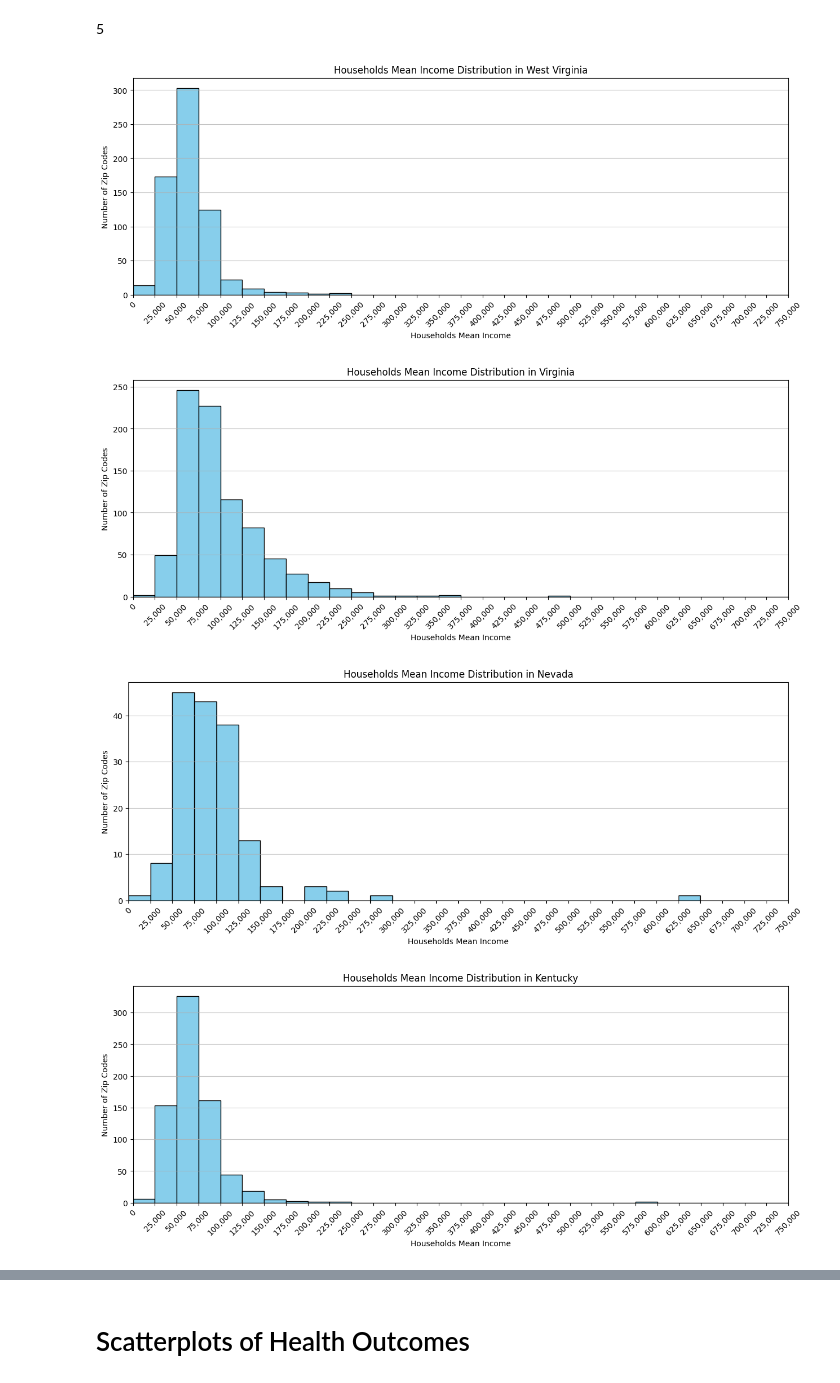
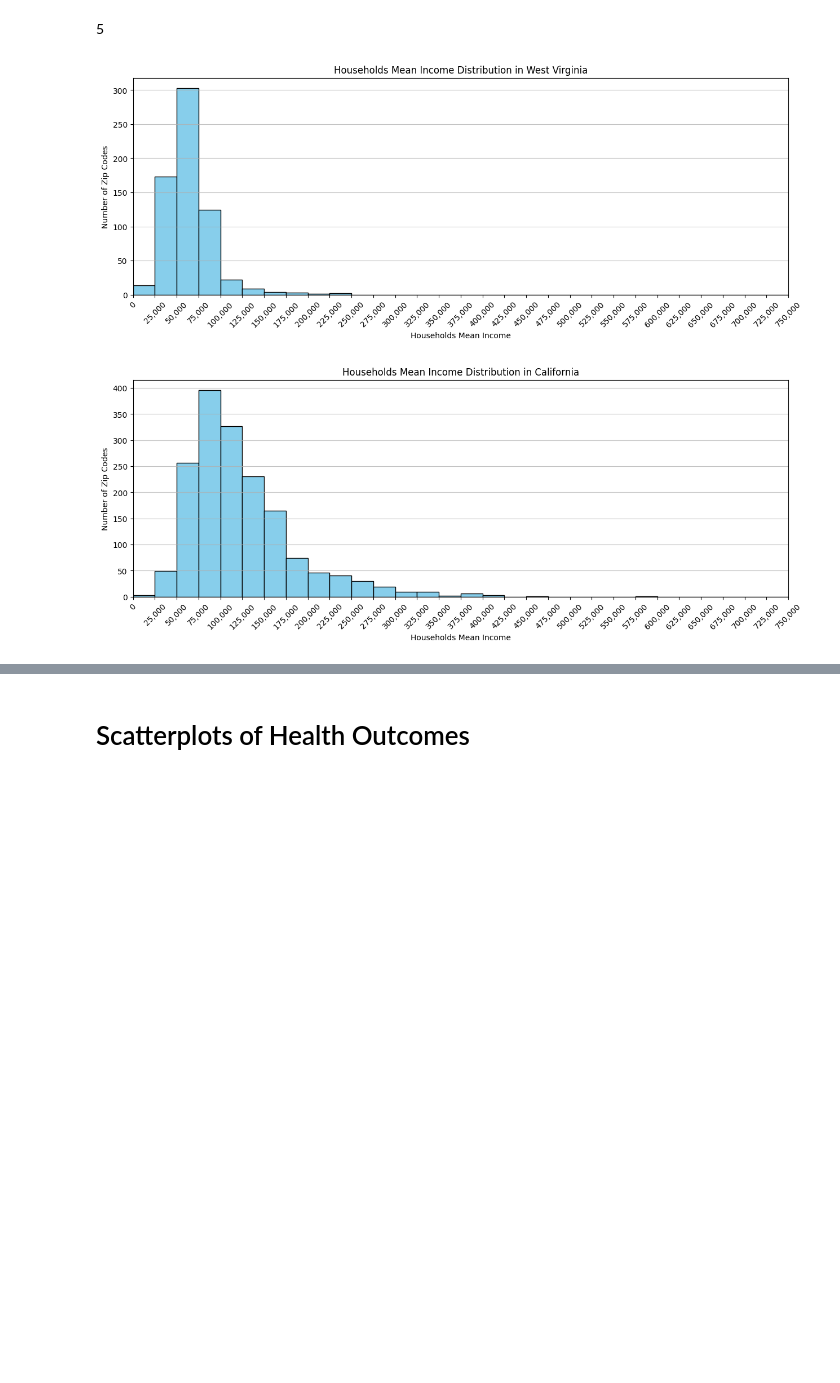
Before and after one commit to anuvrat-umich/siads_milestone1, a Jupyter notebook: data_visualization.ipynb, the cells around one changed output, grey strips where cells are left out. Saved outputs shown, nothing was run; the diff lists cells and outputs as text; code cells hidden in the pictures; blank space fills up the shorter version.

```diff
--- a/data_visualization.ipynb
+++ b/data_visualization.ipynb
@@ -191,11 +197,9 @@ def plot_histogram_for_state_with_bins(state_name):
 # %% [markdown]
 5
 # %%
-states_to_show = ['West Virginia', 'Virginia', 'Nevada', 'Kentucky', 'Arizona']
+states_to_show = ['West Virginia', 'California']
 for s in states_to_show:
   plot_histogram_for_state_with_bins(s)
 # %% [output]
 [figure]
-[figure, old version]
+[figure, new version]
-[figure, removed]
-[figure, removed]
```
Also changed, not shown: parts of 5 cells of this notebook.
